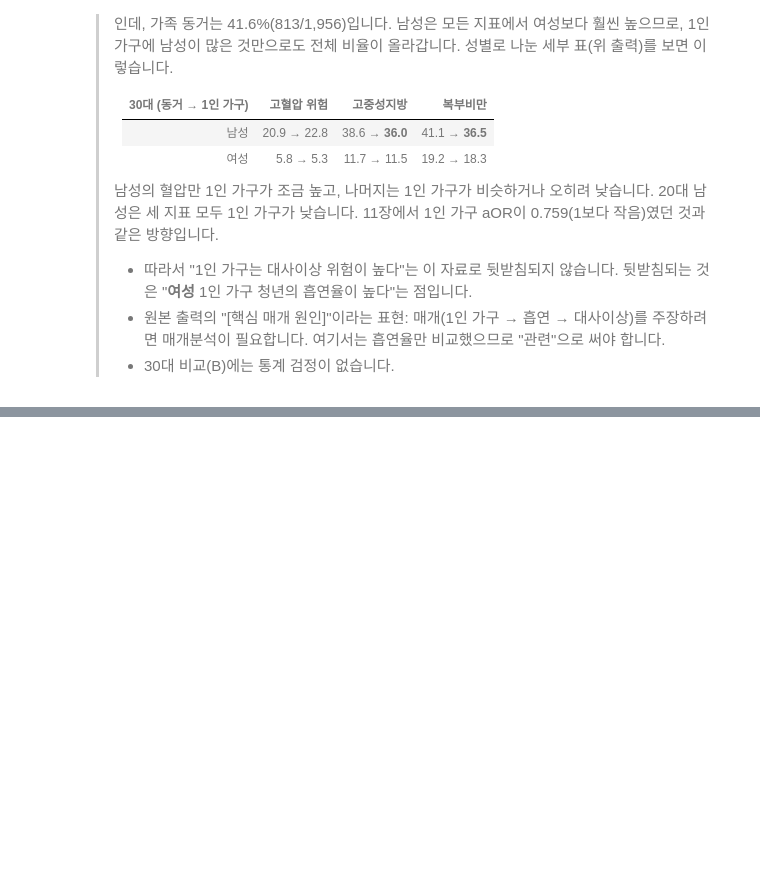
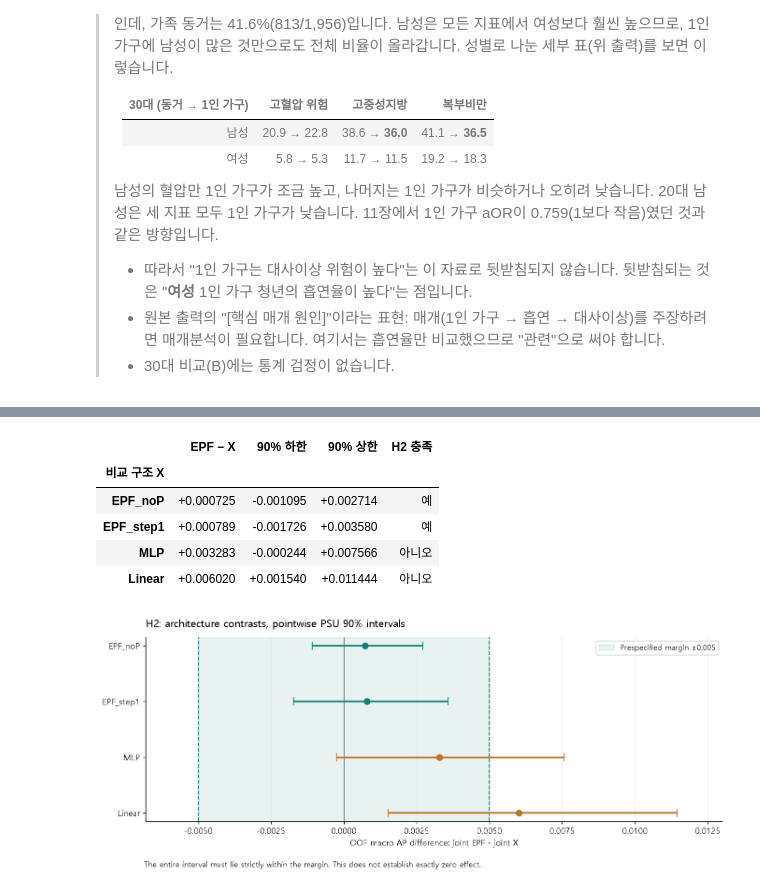
Before and after one commit to kdw123654/digital-project, a Jupyter notebook: notebooks/my_model_정리.ipynb, the cells around one changed output, grey strips where cells are left out. Cells and saved outputs as stored; diff of their text form; code cells hidden in the pictures; blank space fills up the shorter version.

```diff
--- a/notebooks/my_model_정리.ipynb
+++ b/notebooks/my_model_정리.ipynb
@@ -1075,0 +1440,41 @@ Male (남성)   Family (동거)     813       20.9      38.6     41.1
+# %%
+v28_h2_archs = ['EPF_noP', 'EPF_step1', 'MLP', 'Linear']
+v28_h2_rows = []
+for v28_arch in v28_h2_archs:
+    v28_contrast = v28_data['contrasts'][f'joint_EPF-joint_{v28_arch}']
+    v28_h2_rows.append({'비교 구조 X': v28_arch, 'EPF − X': v28_contrast['estimate'],
+                       '90% 하한': v28_contrast['psu_ci90'][0], '90% 상한': v28_contrast['psu_ci90'][1],
+                       'H2 충족': '예' if v28_contrast['supported'] else '아니오'})
+v28_h2_table = v28_pd.DataFrame(v28_h2_rows).set_index('비교 구조 X')
+v28_display(v28_h2_table.style.format({v28_column: '{:+.6f}' for v28_column in ['EPF − X', '90% 하한', '90% 상한']}))
+with v28_plt.rc_context(v28_plot_style):
+    v28_fig, v28_ax = v28_plt.subplots(figsize=(10.5, 4.3))
+    v28_margin = float(v28_data['rules']['equivalence_margin'])
+    v28_ax.axvspan(-v28_margin, v28_margin, color='#168076', alpha=.10, label='Prespecified margin ±0.005')
+    v28_ax.axvline(0, color='#6B7785', lw=1)
+    for v28_boundary in [-v28_margin, v28_margin]:
+        v28_ax.axvline(v28_boundary, color='#168076', lw=1.2, linestyle='--')
+    for v28_i, v28_arch in enumerate(v28_h2_archs):
+        v28_row = v28_h2_table.loc[v28_arch]
+        v28_mid, v28_low, v28_high = (float(v28_row[v28_key]) for v28_key in ['EPF − X', '90% 하한', '90% 상한'])
+        v28_color = '#168076' if v28_row['H2 충족'] == '예' else '#BD7426'
+        v28_ax.errorbar(v28_mid, v28_i, xerr=[[v28_mid-v28_low], [v28_high-v28_mid]],
+                       fmt='o', color=v28_color, capsize=5, markersize=7, lw=2)
+    v28_ax.set_yticks(range(4), v28_h2_archs)
+    v28_ax.invert_yaxis()
+    v28_ax.set_xlim(-.0068, .013)
+    v28_ax.set_xlabel('OOF macro AP difference: joint EPF - joint X')
+    v28_ax.set_title('H2: architecture contrasts, pointwise PSU 90% intervals', loc='left', pad=12)
+    v28_ax.grid(axis='x', alpha=.16)
+    v28_ax.legend(loc='upper right', fontsize=9)
+    v28_fig.text(.08, .015, 'The entire interval must lie strictly within the margin. This does not establish exactly zero effect.', fontsize=9)
+    v28_fig.tight_layout(rect=(0, .055, 1, 1))
+    v28_plt.show()
+# %% [output]
+|  | EPF − X | 90% 하한 | 90% 상한 | H2 충족 |
+| 비교 구조 X |  |  |  |  |
+| EPF_noP | +0.000725 | -0.001095 | +0.002714 | 예 |
+| EPF_step1 | +0.000789 | -0.001726 | +0.003580 | 예 |
+| MLP | +0.003283 | -0.000244 | +0.007566 | 아니오 |
+| Linear | +0.006020 | +0.001540 | +0.011444 | 아니오 |
+[figure, added]
```
Also changed, not shown: parts of 30 cells of this notebook, 2 other files.
